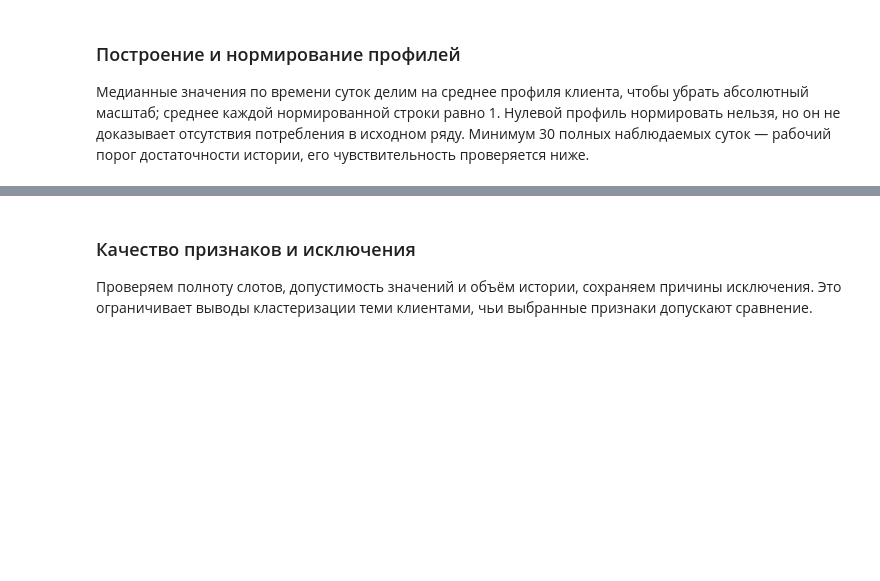
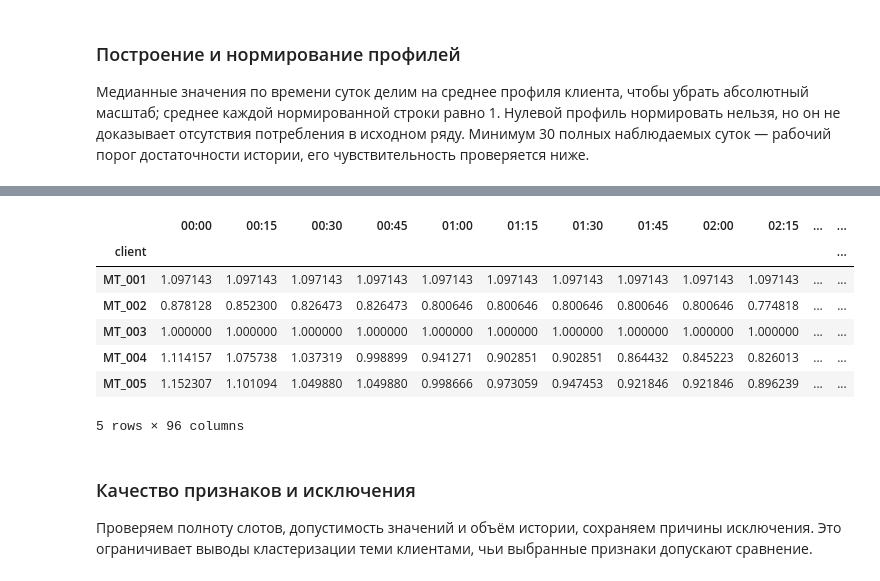
Before and after one commit to vladmaksurov-ai/ElectricityLoad, a Jupyter notebook: notebooks/EDA_ElecricityLoad.ipynb, the cells around one changed output, grey strips where cells are left out. Saved outputs shown, nothing was run; the diff lists cells and outputs as text; code cells hidden in the pictures; blank space fills up the shorter version.

```diff
--- a/notebooks/EDA_ElecricityLoad.ipynb
+++ b/notebooks/EDA_ElecricityLoad.ipynb
@@ -457,6 +834,15 @@ client_profiles.head()
 # %%
-profile_scale, normalized_profiles = clustering.normalize_client_profiles(client_profiles)
+_, normalized_profiles = clustering.normalize_client_profiles(client_profiles)
 normalized_profiles.head()
+# %% [output]
+|  | 00:00 | 00:15 | 00:30 | 00:45 | 01:00 | 01:15 | 01:30 | 01:45 | 02:00 | 02:15 | ... | ... |
+| client |  |  |  |  |  |  |  |  |  |  |  | ... |
+| MT_001 | 1.097143 | 1.097143 | 1.097143 | 1.097143 | 1.097143 | 1.097143 | 1.097143 | 1.097143 | 1.097143 | 1.097143 | ... | ... |
+| MT_002 | 0.878128 | 0.852300 | 0.826473 | 0.826473 | 0.800646 | 0.800646 | 0.800646 | 0.800646 | 0.800646 | 0.774818 | ... | ... |
+| MT_003 | 1.000000 | 1.000000 | 1.000000 | 1.000000 | 1.000000 | 1.000000 | 1.000000 | 1.000000 | 1.000000 | 1.000000 | ... | ... |
+| MT_004 | 1.114157 | 1.075738 | 1.037319 | 0.998899 | 0.941271 | 0.902851 | 0.902851 | 0.864432 | 0.845223 | 0.826013 | ... | ... |
+| MT_005 | 1.152307 | 1.101094 | 1.049880 | 1.049880 | 0.998666 | 0.973059 | 0.947453 | 0.921846 | 0.921846 | 0.896239 | ... | ... |
+5 rows × 96 columns
 # %% [markdown]
 ### Качество признаков и исключения
 
```
Also changed, not shown: parts of 62 cells of this notebook, 5 other files.
